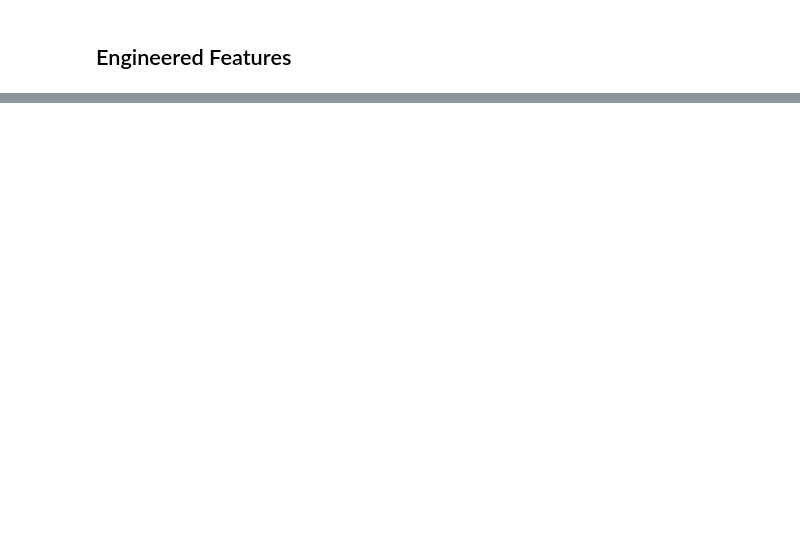
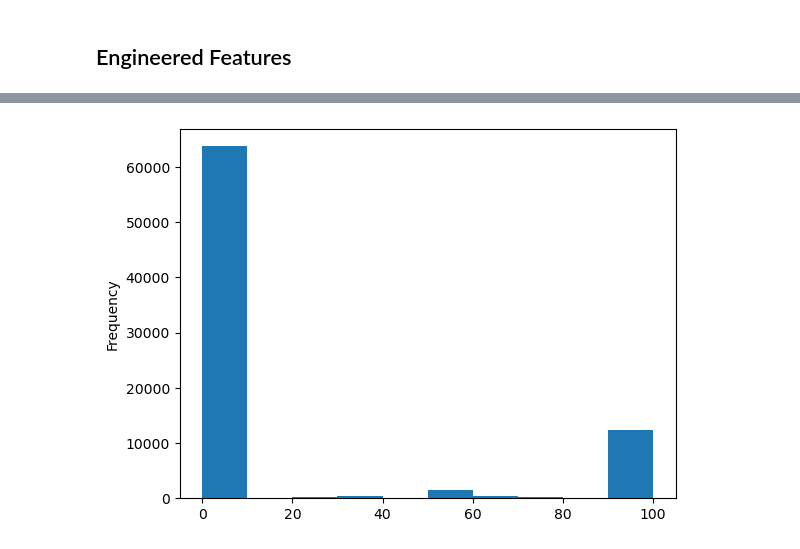
Before and after one commit to torederu/NTSB-Aviation-Analysis, a Jupyter notebook: tem/student.ipynb, the cells around one changed output, grey strips where cells are left out. Cells and saved outputs as stored; diff of their text form; code cells hidden in the pictures; blank space fills up the shorter version.

```diff
--- a/tem/student.ipynb
+++ b/tem/student.ipynb
@@ -138,0 +239,4 @@ Name: count, dtype: int64
+# %%
+df['Percent.Died'].plot.hist();
+# %% [output]
+[figure, added]
```
Also changed, not shown: parts of 20 cells of this notebook.
